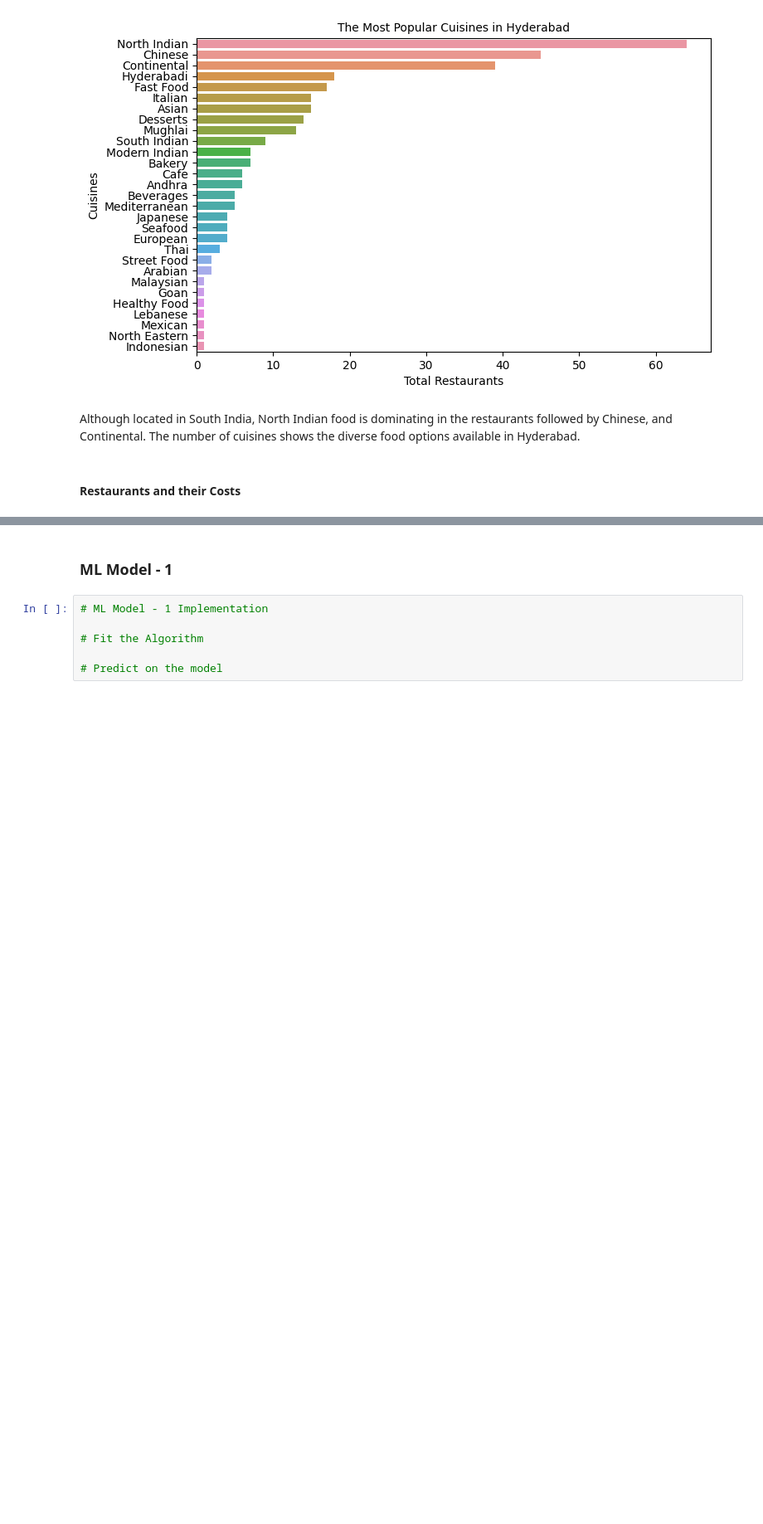
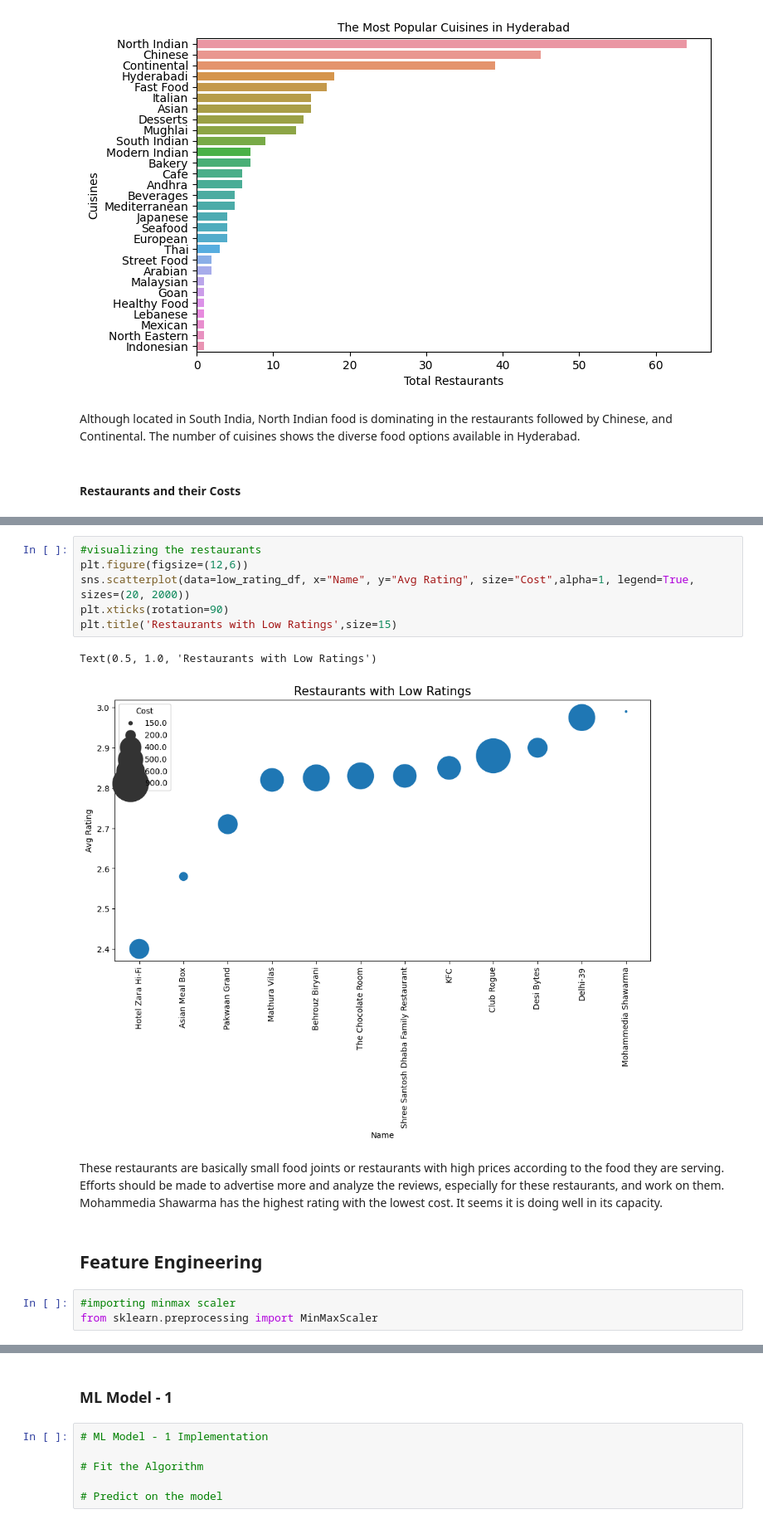
Before and after one commit to vak1997/Zomato-Restaurant-Clustering-and-Sentiment-Analysis, a Jupyter notebook: Zomato_Restaurant_Clustering_and_Sentiment_Analysis.ipynb, the cells around one changed output, grey strips where cells are left out. Shown at 83% size. Drawn from its saved outputs; the diff is of its cells as text; blank space fills up the shorter version.

Commit message:
EDA, Feature Engineering and Hypothesis Generation

```diff
--- a/Zomato_Restaurant_Clustering_and_Sentiment_Analysis.ipynb
+++ b/Zomato_Restaurant_Clustering_and_Sentiment_Analysis.ipynb
@@ -1268,0 +950,16 @@ Answer Here.
+# %%
+#visualizing the restaurants
+plt.figure(figsize=(12,6))
+sns.scatterplot(data=low_rating_df, x="Name", y="Avg Rating", size="Cost",alpha=1, legend=True, sizes=(20, 2000))
+plt.xticks(rotation=90)
+plt.title('Restaurants with Low Ratings',size=15)
+# %% [output]
+Text(0.5, 1.0, 'Restaurants with Low Ratings')
+[figure, added]
+# %% [markdown]
+These restaurants are basically small food joints or restaurants with high prices according to the food they are serving. Efforts should be made to advertise more and analyze the reviews, especially for these restaurants, and work on them. Mohammedia Shawarma has the highest rating with the lowest cost. It seems it is doing well in its capacity.
+# %% [markdown]
+## **Feature Engineering**
+# %%
+#importing minmax scaler
+from sklearn.preprocessing import MinMaxScaler
```
Also changed, not shown: parts of 232 cells of this notebook.
